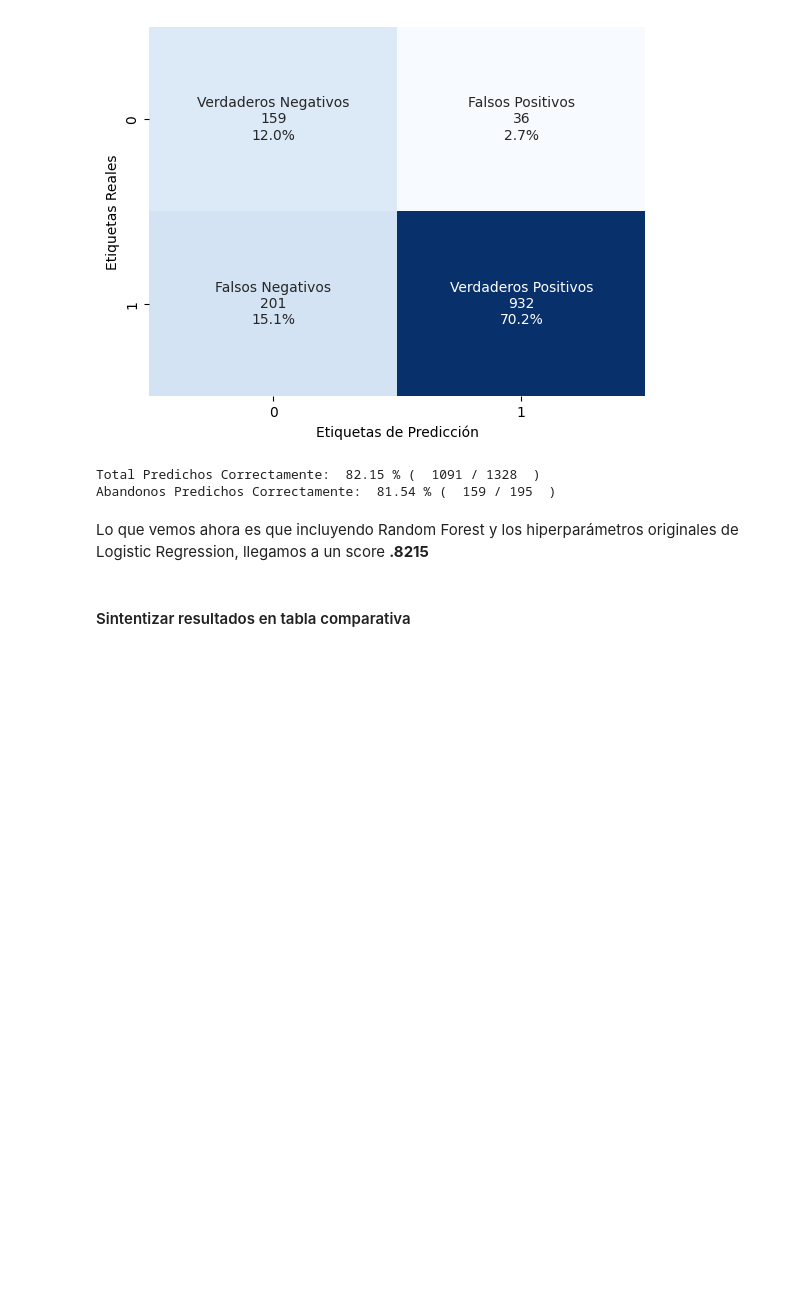
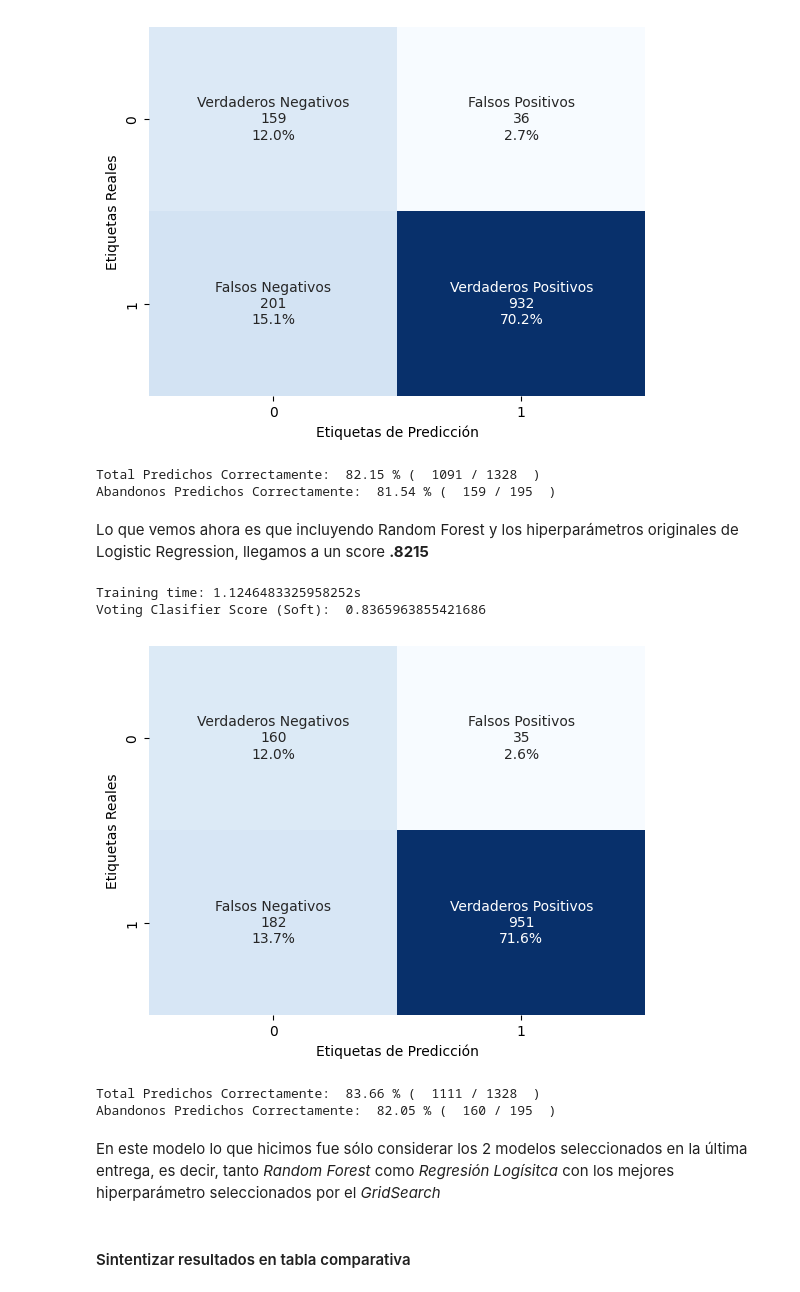
Before and after one commit to irvingomez/MNAProyectoIntegrador, a Jupyter notebook: Avance5.Equipo45.ipynb, the cells around one changed output. Cells and saved outputs as stored; diff of their text form; code cells hidden in the pictures; blank space fills up the shorter version.

Commit message:
Actualizando entregable 5

```diff
--- a/Avance5.Equipo45.ipynb
+++ b/Avance5.Equipo45.ipynb
@@ -1278,6 +1278,48 @@ Total Predichos Correctamente:  82.15 % (  1091 / 1328  )
 Abandonos Predichos Correctamente:  81.54 % (  159 / 195  )
 # %% [markdown]
 Lo que vemos ahora es que incluyendo Random Forest y los hiperparámetros originales de Logistic Regression, llegamos a un score **.8215**
+# %%
+modelo_combinado_4 = VotingClassifier(estimators=[ ('rf', modelo_final_rf), ('lr0', modelo_final_lr)], voting='soft')
+
+start = time.time()
+modelo_combinado_4.fit(X_train,y_train.values.ravel())
+stop = time.time()
+print(f"Training time: {stop - start}s")
+
+vc_pred = modelo_combinado_4.predict(X_val)
+
+vc_score = modelo_combinado_4.score(X_val,y_val)
+
+print("Voting Clasifier Score (Soft): ", vc_score)
+
+cm = confusion_matrix(y_val, vc_pred)
+
+frecuencia = ["{0:0.0f}".format(value) for value in cm.flatten()]
+porcentaje = ["{0:.1%}".format(value) for value in cm.flatten()/np.sum(cm)]
+
+
+labels = [f"{v1}\n{v2}\n{v3}" for v1, v2, v3 in zip(txt,frecuencia,porcentaje)]
+labels = np.asarray(labels).reshape(2,2)
+
+ax = sns.heatmap(cm, annot=labels, fmt='', cmap='Blues', cbar=False)
+ax.set(ylabel="Etiquetas Reales", xlabel="Etiquetas de Predicción")
+plt.show()
+
+
+abandono_predicho = cm[0][0] / total_abandono
+
+
+print("Total Predichos Correctamente: ",round(modelo_combinado_4.score(X_val, np.ravel(y_val))*100,2),"% ( ",cm[0][0]+cm[1][1],"/",total_registros," )")
+print("Abandonos Predichos Correctamente: ",round(abandono_predicho*100,2),"% ( ",cm[0][0],"/",total_abandono," )")
+print("\n\n\n\n\n\n")
+# %% [output]
+Training time: 1.1246483325958252s
+Voting Clasifier Score (Soft):  0.8365963855421686
+[figure, added]
+Total Predichos Correctamente:  83.66 % (  1111 / 1328  )
+Abandonos Predichos Correctamente:  82.05 % (  160 / 195  )
+# %% [markdown]
+En este modelo lo que hicimos fue sólo considerar los 2 modelos seleccionados en la última entrega, es decir, tanto *Random Forest* como *Regresión Logísitca* con los mejores hiperparámetro seleccionados por el *GridSearch*
 # %% [markdown]
 #### Sintentizar resultados en tabla comparativa
 # %%
```
Also changed, not shown: parts of 17 cells of this notebook.
